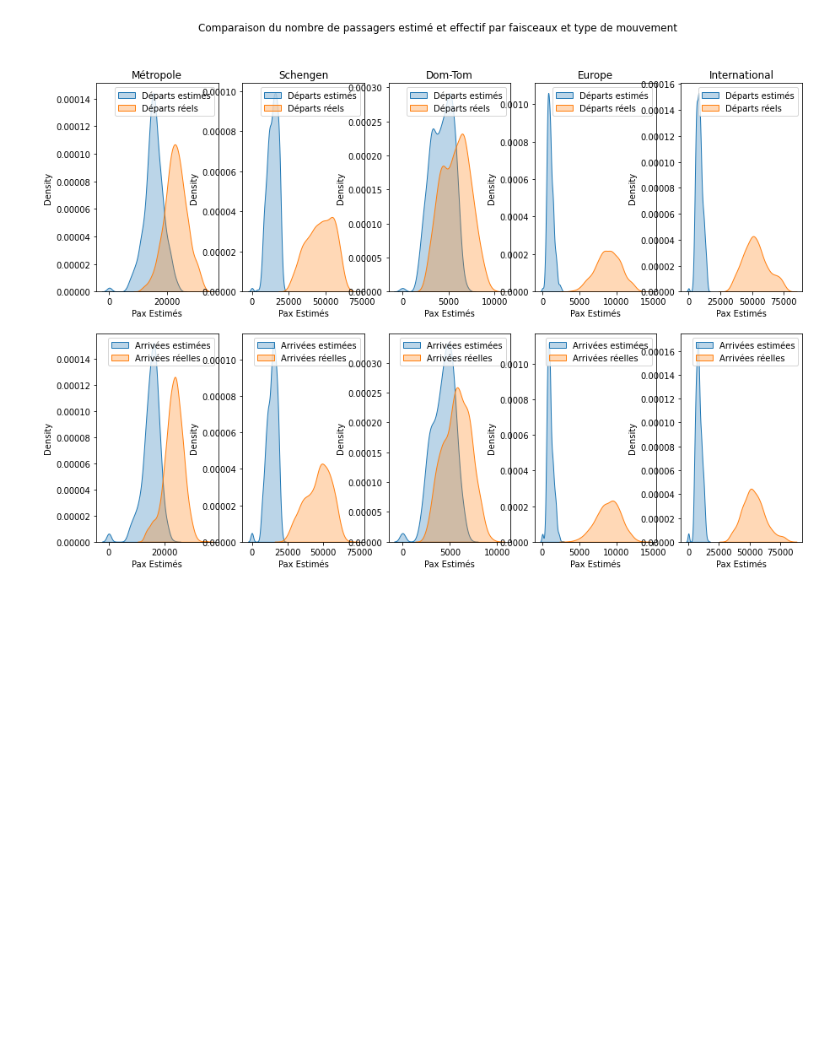
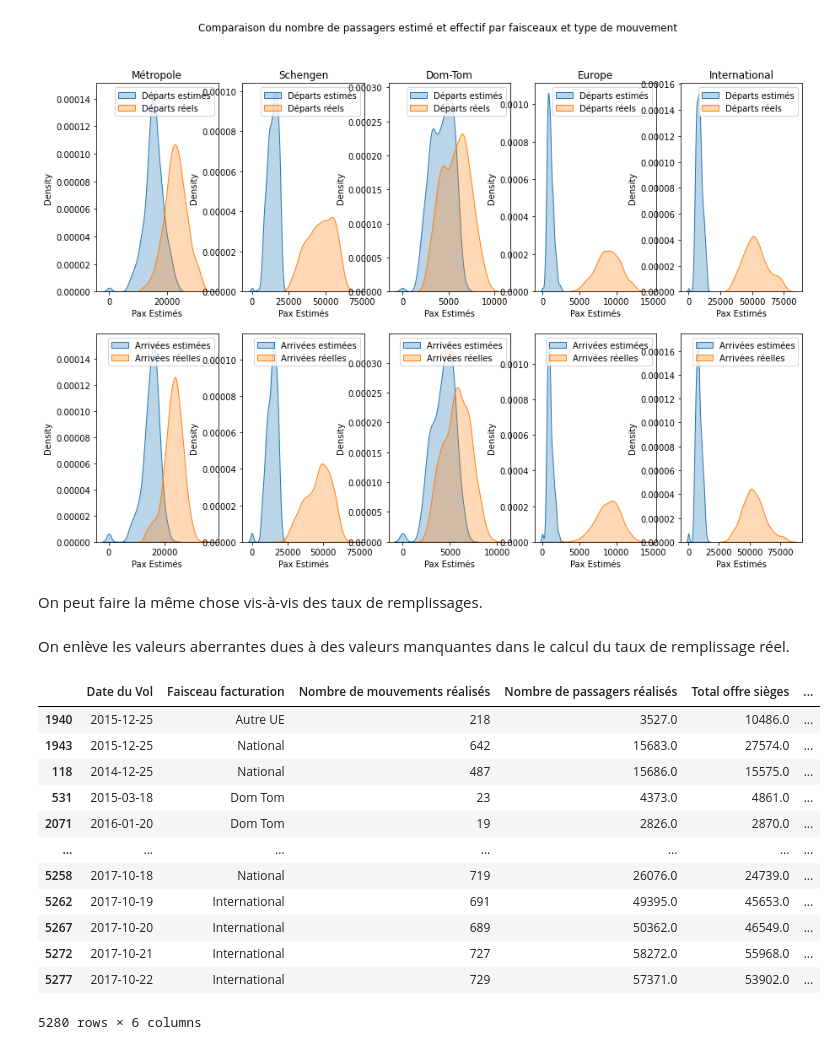
Before and after one commit to erialc-cal/StatApp_2020, a Jupyter notebook: Préparation_réunion_10_12.ipynb, the cells around one changed output. Cells and saved outputs as stored; diff of their text form; code cells hidden in the pictures; blank space fills up the shorter version.

```diff
--- a/Préparation_réunion_10_12.ipynb
+++ b/Préparation_réunion_10_12.ipynb
@@ -389,3 +431,5 @@ fig.suptitle("Comparaison du nombre de passagers estimé et effectif par faiscea
 # %% [output]
 Text(0.5, 0.98, 'Comparaison du nombre de passagers estimé et effectif par faisceaux et type de mouvement')
 [figure]
+# %% [markdown]
+On peut faire la même chose vis-à-vis des taux de remplissages.
@@ -391,0 +446,22 @@ Text(0.5, 0.98, 'Comparaison du nombre de passagers estimé et effectif par fais
+# %% [markdown]
+On enlève les valeurs aberrantes dues à des valeurs manquantes dans le calcul du taux de remplissage réel.
+# %%
+ensae_arrivee = ensae_arrivee.replace(np.inf, np.NaN)
+ensae_arrivee = ensae_arrivee.replace(0, np.NaN)
+ensae_depart = ensae_depart.replace(np.inf, np.NaN)
+ensae_depart = ensae_depart.replace(0, np.NaN)
+ensae_arrivee.sort_values(by='tx_remp')
+# %% [output]
+|  | Date du Vol | Faisceau facturation | Nombre de mouvements réalisés | Nombre de passagers réalisés | Total offre sièges | ... |
+| 1940 | 2015-12-25 | Autre UE | 218 | 3527.0 | 10486.0 | ... |
+| 1943 | 2015-12-25 | National | 642 | 15683.0 | 27574.0 | ... |
+| 118 | 2014-12-25 | National | 487 | 15686.0 | 15575.0 | ... |
+| 531 | 2015-03-18 | Dom Tom | 23 | 4373.0 | 4861.0 | ... |
+| 2071 | 2016-01-20 | Dom Tom | 19 | 2826.0 | 2870.0 | ... |
+| ... | ... | ... | ... | ... | ... | ... |
+| 5258 | 2017-10-18 | National | 719 | 26076.0 | 24739.0 | ... |
+| 5262 | 2017-10-19 | International | 691 | 49395.0 | 45653.0 | ... |
+| 5267 | 2017-10-20 | International | 689 | 50362.0 | 46549.0 | ... |
+| 5272 | 2017-10-21 | International | 727 | 58272.0 | 55968.0 | ... |
+| 5277 | 2017-10-22 | International | 729 | 57371.0 | 53902.0 | ... |
+5280 rows × 6 columns
```
Also changed, not shown: parts of 10 cells of this notebook.
